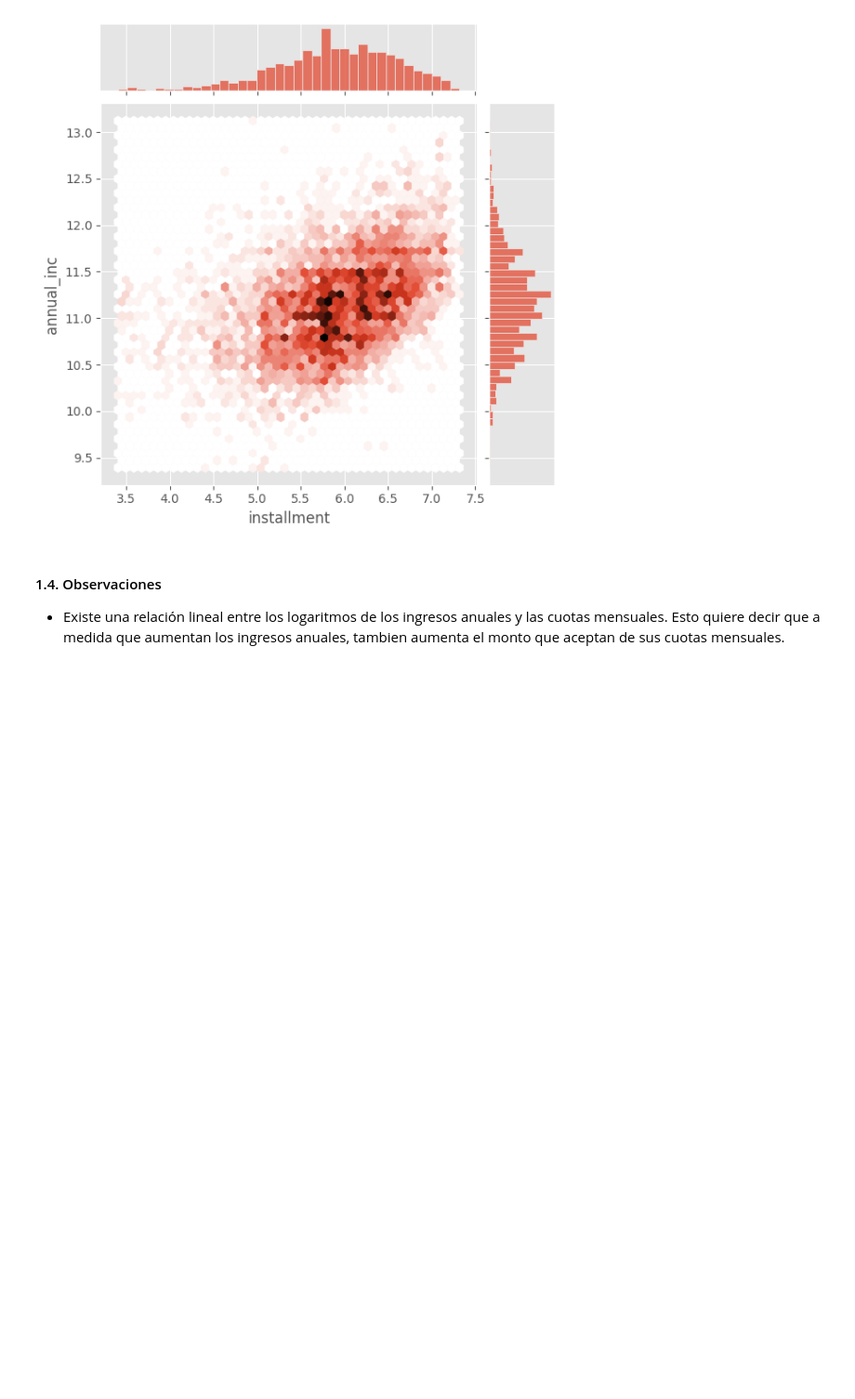
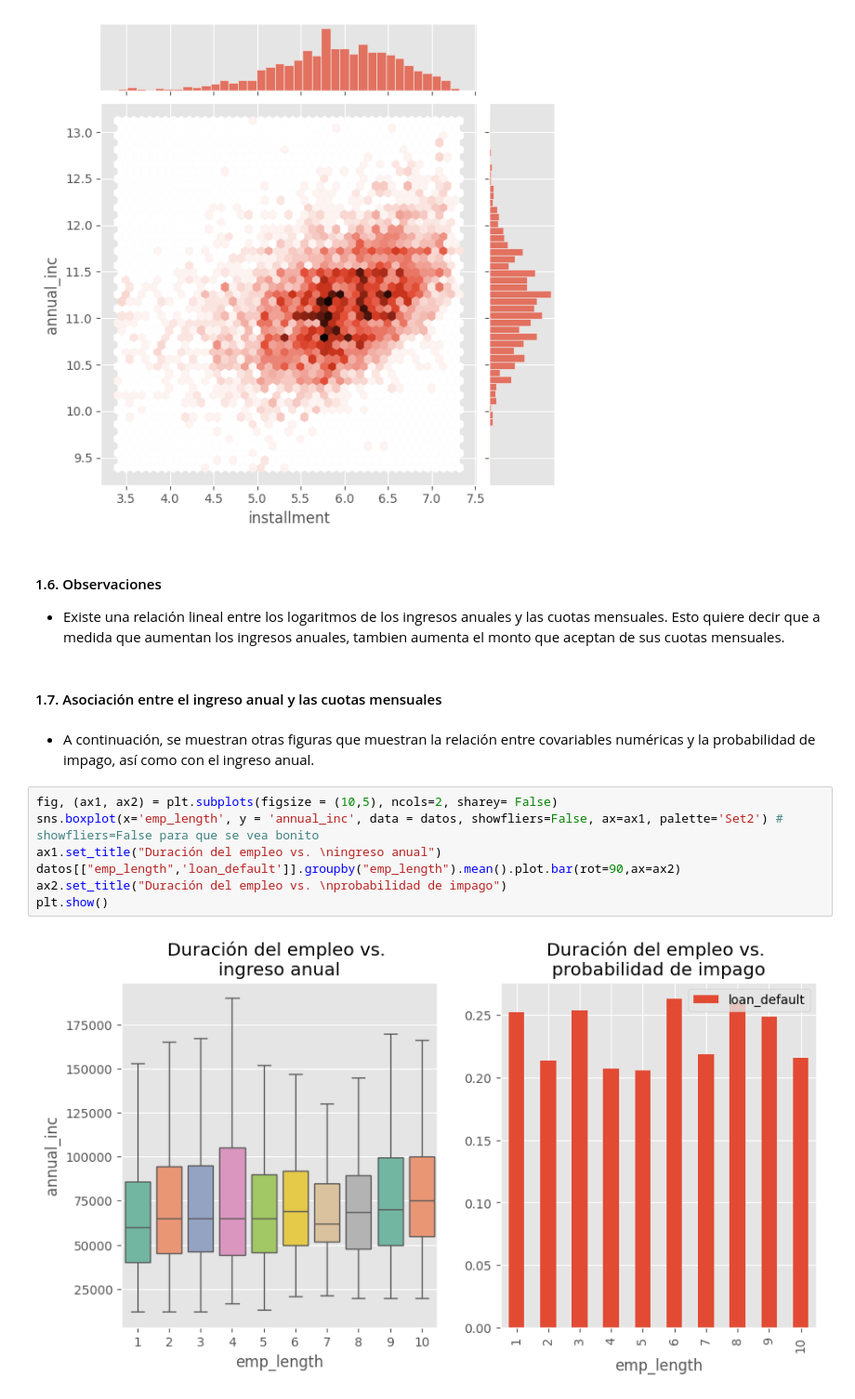
Before and after one commit to JosueMonte/Credit-Risk, a Jupyter notebook: ejecicio_integrador.ipynb, the cells around one changed output. Shown at 93% size. Cells and saved outputs as stored; diff of their text form; blank space fills up the shorter version.

```diff
--- a/ejecicio_integrador.ipynb
+++ b/ejecicio_integrador.ipynb
@@ -155,5 +154,18 @@ plt.show()
 # %% [output]
 [figure]
 # %% [markdown]
-#### 1.4. Observaciones
+#### 1.6. Observaciones
 * Existe una relación lineal entre los logaritmos de los ingresos anuales y las cuotas mensuales. Esto quiere decir que a medida que aumentan los ingresos anuales, tambien aumenta el monto que aceptan de sus cuotas mensuales.
+# %% [markdown]
+#### 1.7. Asociación entre el ingreso anual y las cuotas mensuales
+# %% [markdown]
+* A continuación, se muestran otras figuras que muestran la relación entre covariables numéricas y la probabilidad de impago, así como con el ingreso anual.
+# %%
+fig, (ax1, ax2) = plt.subplots(figsize = (10,5), ncols=2, sharey= False)
+sns.boxplot(x='emp_length', y = 'annual_inc', data = datos, showfliers=False, ax=ax1, palette='Set2') # showfliers=False para que se vea bonito
+ax1.set_title("Duración del empleo vs. \ningreso anual")
+datos[["emp_length",'loan_default']].groupby("emp_length").mean().plot.bar(rot=90,ax=ax2)
+ax2.set_title("Duración del empleo vs. \nprobabilidad de impago")
+plt.show()
+# %% [output]
+[figure, added]
```
Also changed, not shown: parts of 67 cells of this notebook, 2 other files.
